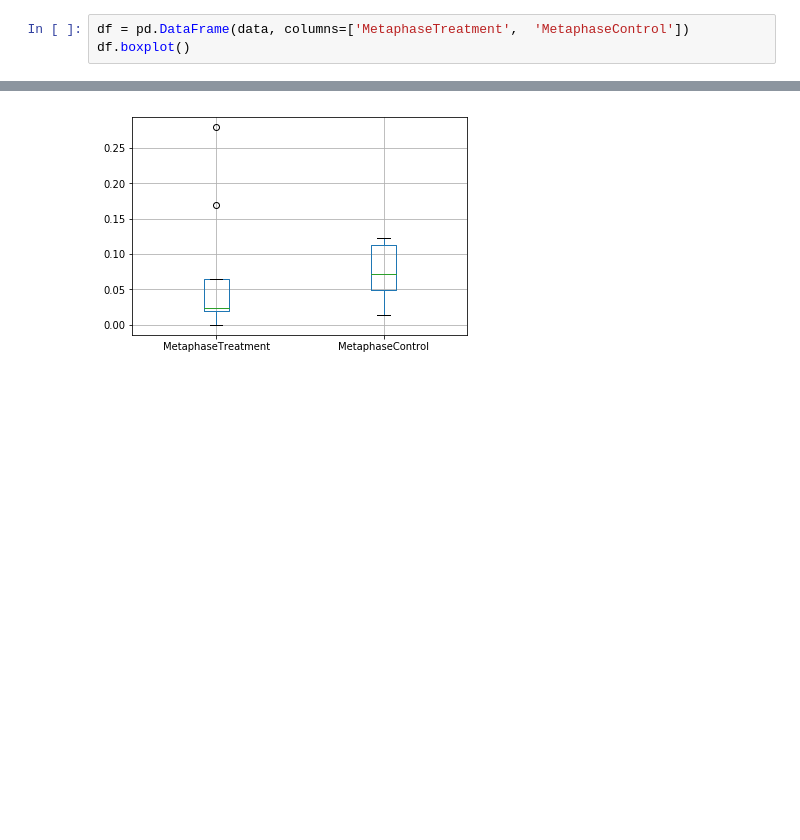
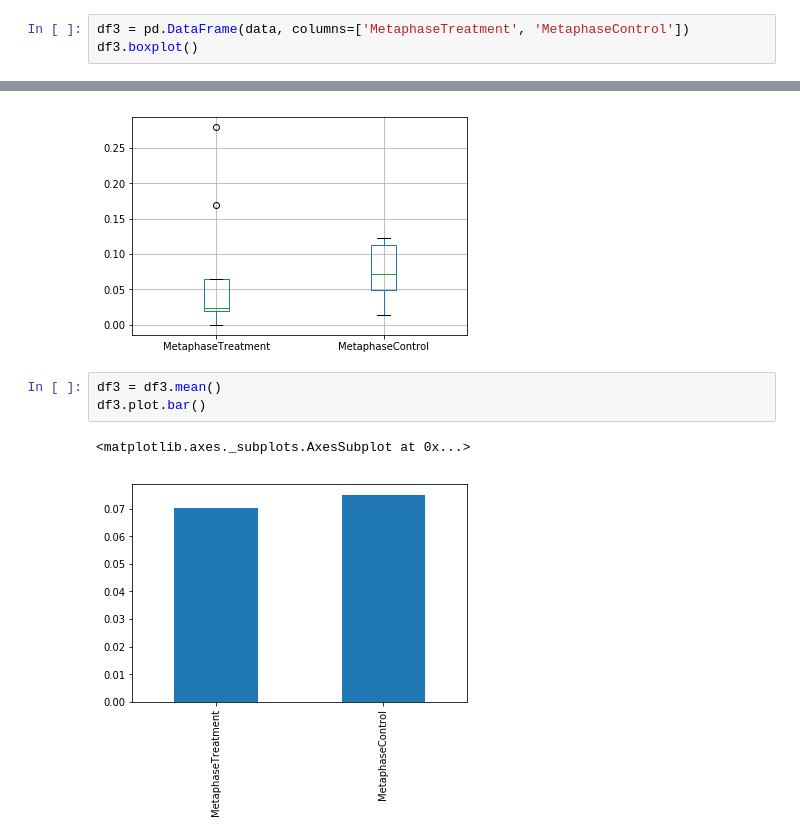
Before and after one commit to ytyfeng/data-analysis, a Jupyter notebook: bil151_data_analysis.ipynb, the cells around one changed output, grey strips where cells are left out. Cells and saved outputs as stored; diff of their text form; blank space fills up the shorter version.

```diff
--- a/bil151_data_analysis.ipynb
+++ b/bil151_data_analysis.ipynb
@@ -56,7 +68,13 @@ df.boxplot()
 # %%
-df = pd.DataFrame(data, columns=['MetaphaseTreatment',	'MetaphaseControl'])
-df.boxplot()
+df3 = pd.DataFrame(data, columns=['MetaphaseTreatment',	'MetaphaseControl'])
+df3.boxplot()
 # %% [output]
 <matplotlib.axes._subplots.AxesSubplot at 0x...>
 [figure]
+# %%
+df3 = df3.mean()
+df3.plot.bar()
+# %% [output]
+<matplotlib.axes._subplots.AxesSubplot at 0x...>
+[figure, added]
 # %%
```
Also changed, not shown: parts of 9 cells of this notebook.
